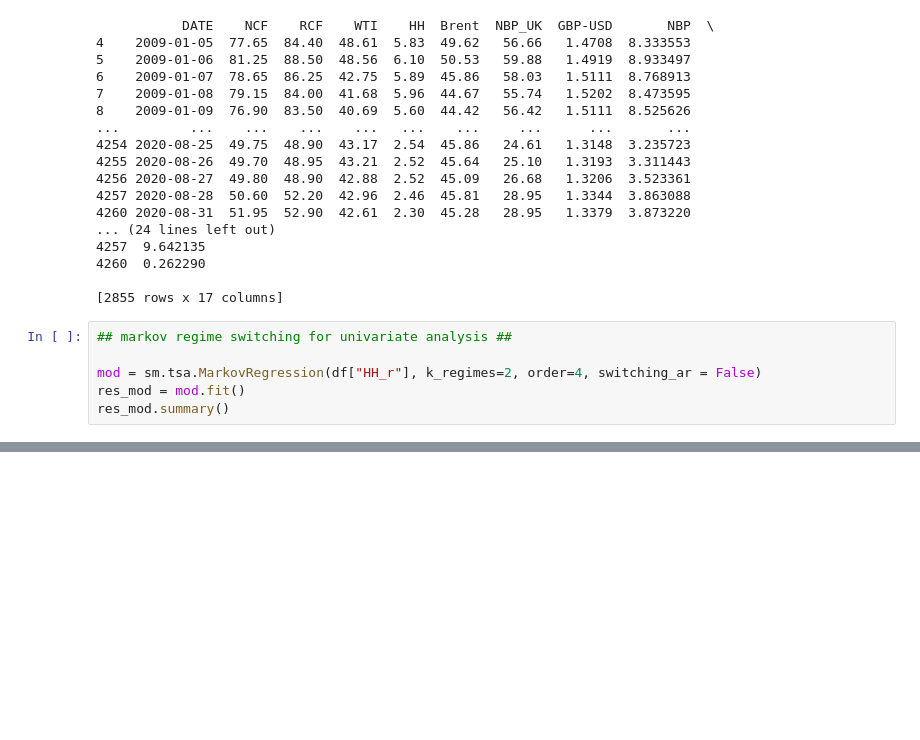
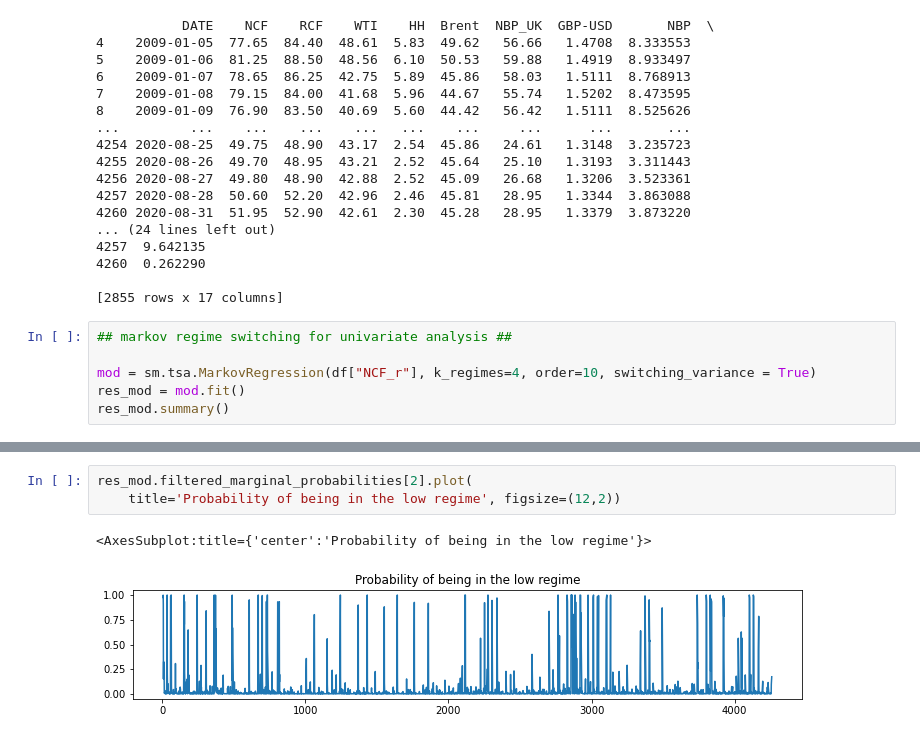
Before and after one commit to joe-ascroft/phd, a Jupyter notebook: Markov-switching-univariate.ipynb, the cells around one changed output, grey strips where cells are left out. Cells and saved outputs as stored; diff of their text form; blank space fills up the shorter version.

```diff
--- a/Markov-switching-univariate.ipynb
+++ b/Markov-switching-univariate.ipynb
@@ -62,7 +62,7 @@ print(df)
 # %%
 ## markov regime switching for univariate analysis ##
 
-mod = sm.tsa.MarkovRegression(df["HH_r"], k_regimes=2, order=4, switching_ar = False)
+mod = sm.tsa.MarkovRegression(df["NCF_r"], k_regimes=4, order=10, switching_variance = True)
 res_mod = mod.fit()
 res_mod.summary()
 # %% [output]
@@ -69,0 +109,6 @@ TypeError: __init__() got an unexpected keyword argument 'switching_ar'
+# %%
+res_mod.filtered_marginal_probabilities[2].plot(
+    title='Probability of being in the low regime', figsize=(12,2))
+# %% [output]
+<AxesSubplot:title={'center':'Probability of being in the low regime'}>
+[figure, added]
```
Also changed, not shown: parts of 1 cell of this notebook, 3 other files.
